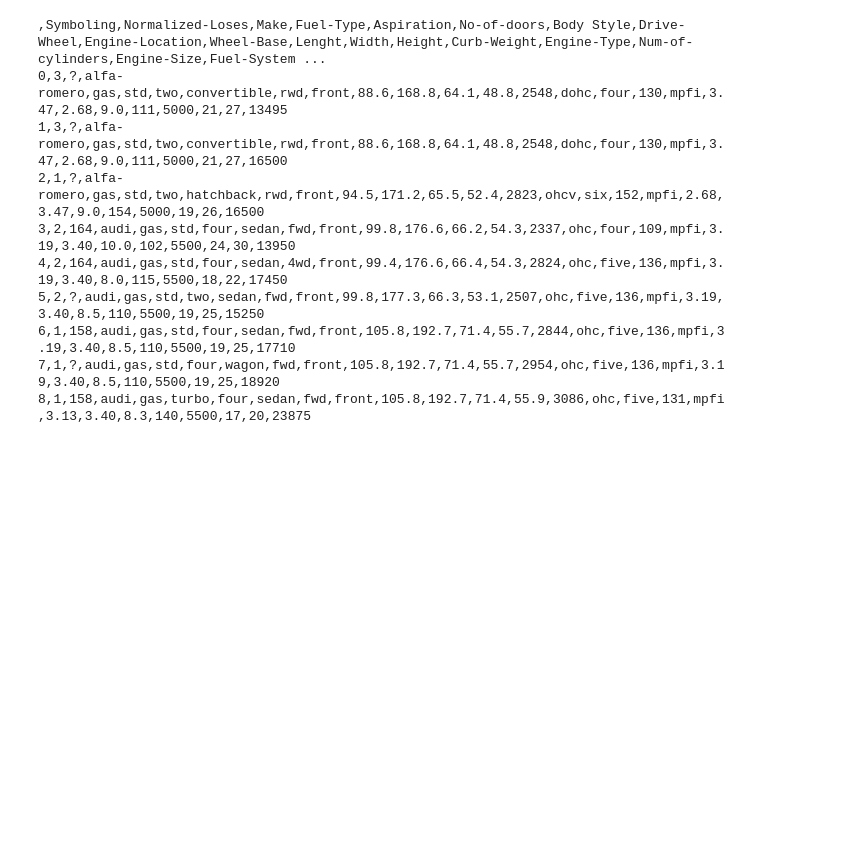
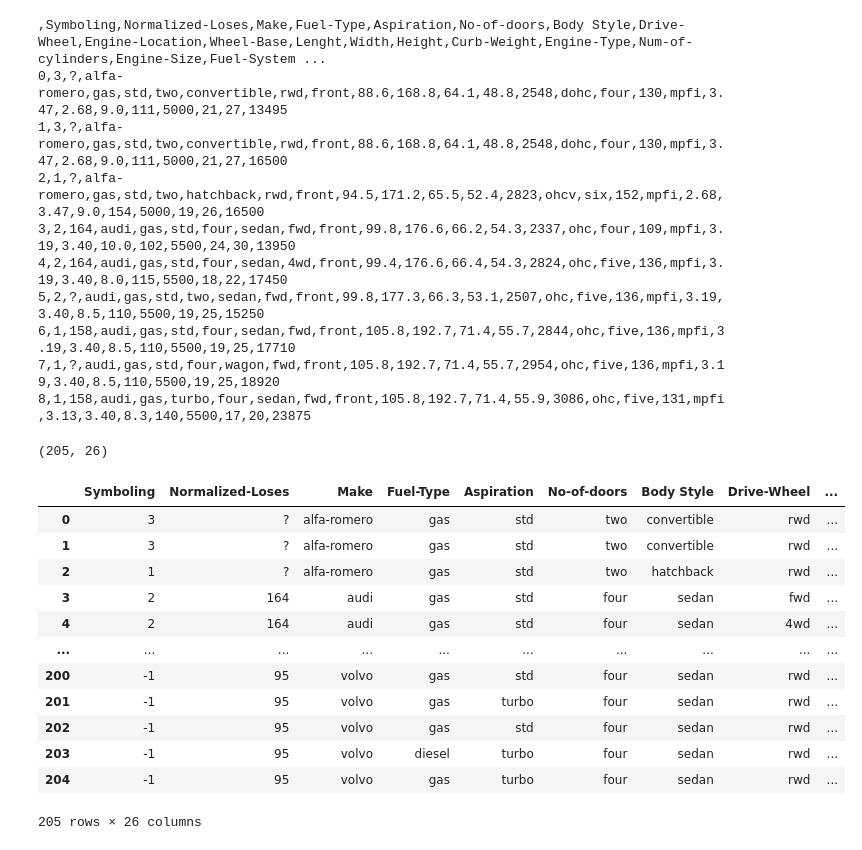
Before and after one commit to Takele2021/Data-Analysis-with-Python, a Jupyter notebook: Copy_of_AutoSales.ipynb, the cells around one changed output. Cells and saved outputs as stored; diff of their text form; code cells hidden in the pictures; blank space fills up the shorter version.

```diff
--- a/Copy_of_AutoSales.ipynb
+++ b/Copy_of_AutoSales.ipynb
@@ -82,3 +83,23 @@ df.to_csv(path)
 6,1,158,audi,gas,std,four,sedan,fwd,front,105.8,192.7,71.4,55.7,2844,ohc,five,136,mpfi,3.19,3.40,8.5,110,5500,19,25,17710
 7,1,?,audi,gas,std,four,wagon,fwd,front,105.8,192.7,71.4,55.7,2954,ohc,five,136,mpfi,3.19,3.40,8.5,110,5500,19,25,18920
 8,1,158,audi,gas,turbo,four,sedan,fwd,front,105.8,192.7,71.4,55.9,3086,ohc,five,131,mpfi,3.13,3.40,8.3,140,5500,17,20,23875
+# %%
+df.shape
+# %% [output]
+(205, 26)
+# %%
+df
+# %% [output]
+|  | Symboling | Normalized-Loses | Make | Fuel-Type | Aspiration | No-of-doors | Body Style | Drive-Wheel | ... |
+| 0 | 3 | ? | alfa-romero | gas | std | two | convertible | rwd | ... |
+| 1 | 3 | ? | alfa-romero | gas | std | two | convertible | rwd | ... |
+| 2 | 1 | ? | alfa-romero | gas | std | two | hatchback | rwd | ... |
+| 3 | 2 | 164 | audi | gas | std | four | sedan | fwd | ... |
+| 4 | 2 | 164 | audi | gas | std | four | sedan | 4wd | ... |
+| ... | ... | ... | ... | ... | ... | ... | ... | ... | ... |
+| 200 | -1 | 95 | volvo | gas | std | four | sedan | rwd | ... |
+| 201 | -1 | 95 | volvo | gas | turbo | four | sedan | rwd | ... |
+| 202 | -1 | 95 | volvo | gas | std | four | sedan | rwd | ... |
+| 203 | -1 | 95 | volvo | diesel | turbo | four | sedan | rwd | ... |
+| 204 | -1 | 95 | volvo | gas | turbo | four | sedan | rwd | ... |
+205 rows × 26 columns
```
Also changed, not shown: parts of 2 cells of this notebook.
